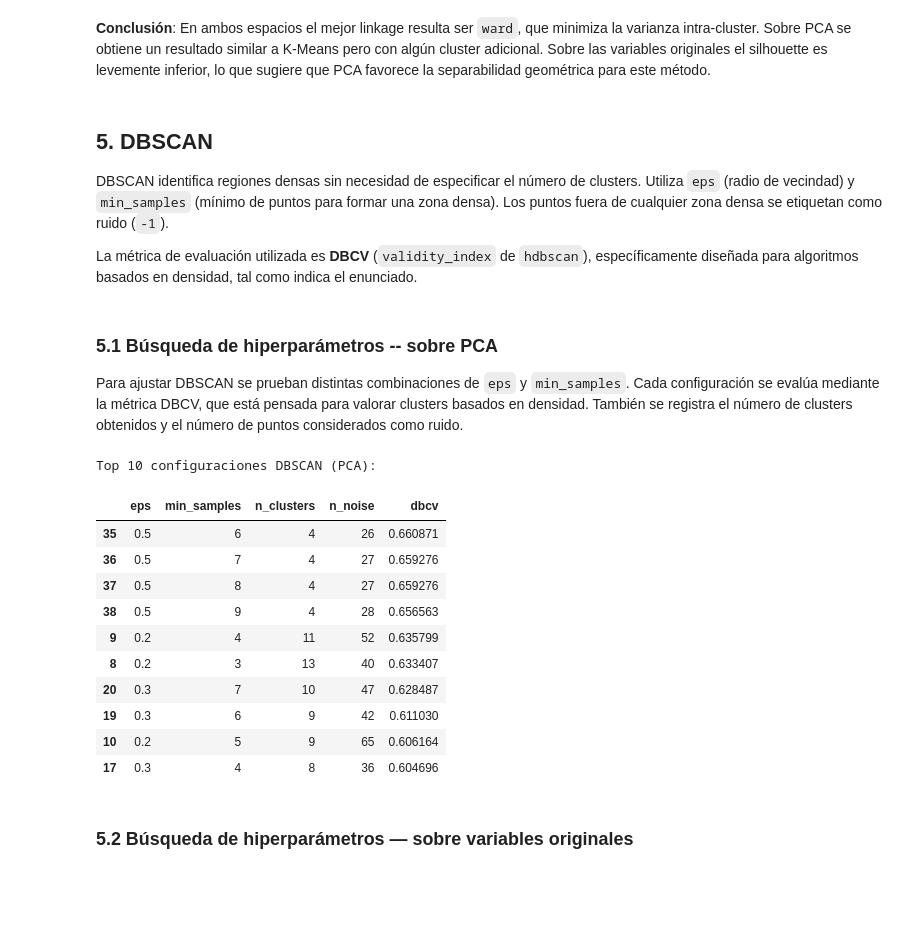
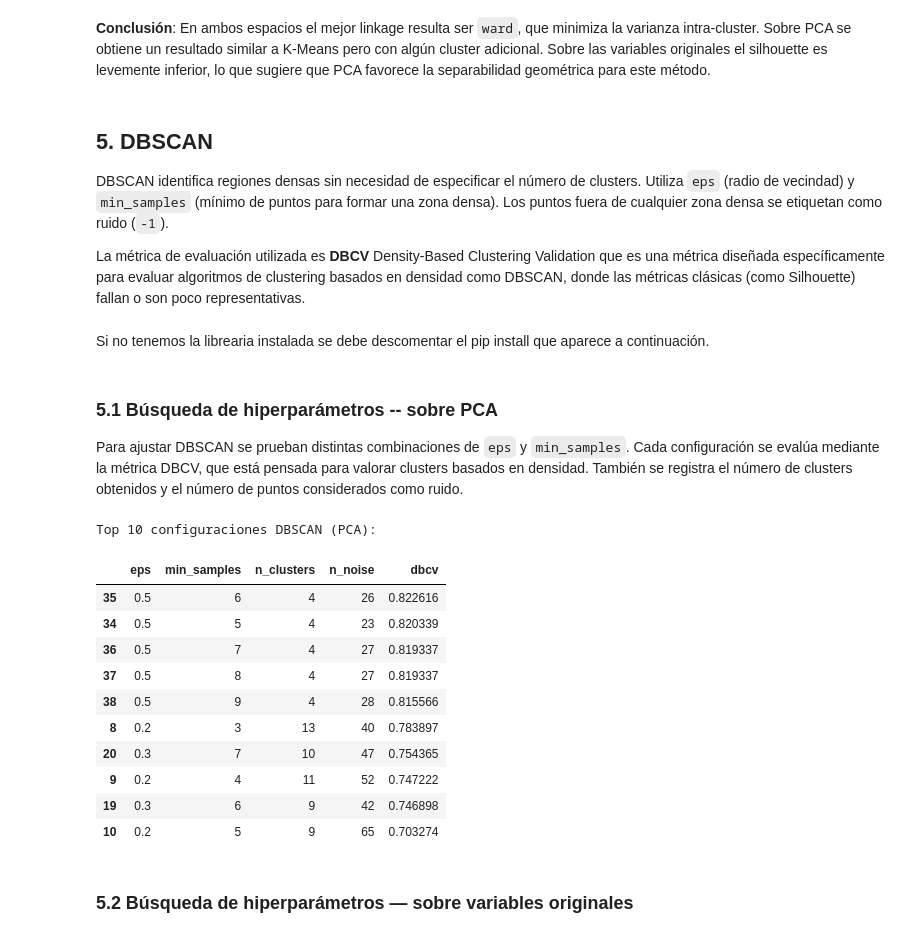
Before and after one commit to DiegoVa6/Grupo05_Practica2, a Jupyter notebook: practica2_estrellas.ipynb, the cells around one changed output. Saved outputs shown, nothing was run; the diff lists cells and outputs as text; code cells hidden in the pictures; blank space fills up the shorter version.

```diff
--- a/practica2_estrellas.ipynb
+++ b/practica2_estrellas.ipynb
@@ -802,4 +802,6 @@ plt.show()
 
 DBSCAN identifica regiones densas sin necesidad de especificar el número de clusters. Utiliza `eps` (radio de vecindad) y `min_samples` (mínimo de puntos para formar una zona densa). Los puntos fuera de cualquier zona densa se etiquetan como ruido (`-1`).
 
-La métrica de evaluación utilizada es **DBCV** (`validity_index` de `hdbscan`), específicamente diseñada para algoritmos basados en densidad, tal como indica el enunciado.
+La métrica de evaluación utilizada es **DBCV** Density-Based Clustering Validation que es una métrica diseñada específicamente para evaluar algoritmos de clustering basados en densidad como DBSCAN, donde las métricas clásicas (como Silhouette) fallan o son poco representativas.
+# %% [markdown]
+Si no tenemos la librearia instalada se debe descomentar el pip install que aparece a continuación.
@@ -810,44 +817,44 @@ Para ajustar DBSCAN se prueban distintas combinaciones de `eps` y `min_samples`.
 # %%
 eps_values_pca = np.arange(0.1, 1.6, 0.1)
 min_samples_values = range(3, 11)
 
 dbscan_results_pca = []
 
 for eps in eps_values_pca:
     for ms in min_samples_values:
         db = DBSCAN(eps=round(eps, 2), min_samples=ms)
         labels = db.fit_predict(X_pca)
         n_clusters = len(set(labels)) - (1 if -1 in labels else 0)
         n_noise = np.sum(labels == -1)
         if n_clusters >= 2:
             try:
-                dbcv_score = validity_index(X_pca.astype(np.float64), labels)
+                dbcv_score = dbcv.dbcv(X_pca.astype(np.float64), labels)
             except:
                 dbcv_score = np.nan
         else:
             dbcv_score = np.nan
         dbscan_results_pca.append({
             "eps": round(eps, 2), "min_samples": ms,
             "n_clusters": n_clusters, "n_noise": n_noise, "dbcv": dbcv_score
         })
 
 dbscan_results_pca = pd.DataFrame(dbscan_results_pca)
 
 print("Top 10 configuraciones DBSCAN (PCA):")
 display(dbscan_results_pca.dropna().sort_values("dbcv", ascending=False).head(10))
 # %% [output]
 Top 10 configuraciones DBSCAN (PCA):
 |  | eps | min_samples | n_clusters | n_noise | dbcv |
-| 35 | 0.5 | 6 | 4 | 26 | 0.660871 |
-| 36 | 0.5 | 7 | 4 | 27 | 0.659276 |
-| 37 | 0.5 | 8 | 4 | 27 | 0.659276 |
-| 38 | 0.5 | 9 | 4 | 28 | 0.656563 |
-| 9 | 0.2 | 4 | 11 | 52 | 0.635799 |
-| 8 | 0.2 | 3 | 13 | 40 | 0.633407 |
-| 20 | 0.3 | 7 | 10 | 47 | 0.628487 |
-| 19 | 0.3 | 6 | 9 | 42 | 0.611030 |
-| 10 | 0.2 | 5 | 9 | 65 | 0.606164 |
-| 17 | 0.3 | 4 | 8 | 36 | 0.604696 |
+| 35 | 0.5 | 6 | 4 | 26 | 0.822616 |
+| 34 | 0.5 | 5 | 4 | 23 | 0.820339 |
+| 36 | 0.5 | 7 | 4 | 27 | 0.819337 |
+| 37 | 0.5 | 8 | 4 | 27 | 0.819337 |
+| 38 | 0.5 | 9 | 4 | 28 | 0.815566 |
+| 8 | 0.2 | 3 | 13 | 40 | 0.783897 |
+| 20 | 0.3 | 7 | 10 | 47 | 0.754365 |
+| 9 | 0.2 | 4 | 11 | 52 | 0.747222 |
+| 19 | 0.3 | 6 | 9 | 42 | 0.746898 |
+| 10 | 0.2 | 5 | 9 | 65 | 0.703274 |
 # %% [markdown]
 ### 5.2 Búsqueda de hiperparámetros — sobre variables originales
 # %%
```
Also changed, not shown: parts of 12 cells of this notebook, 1 other file.
